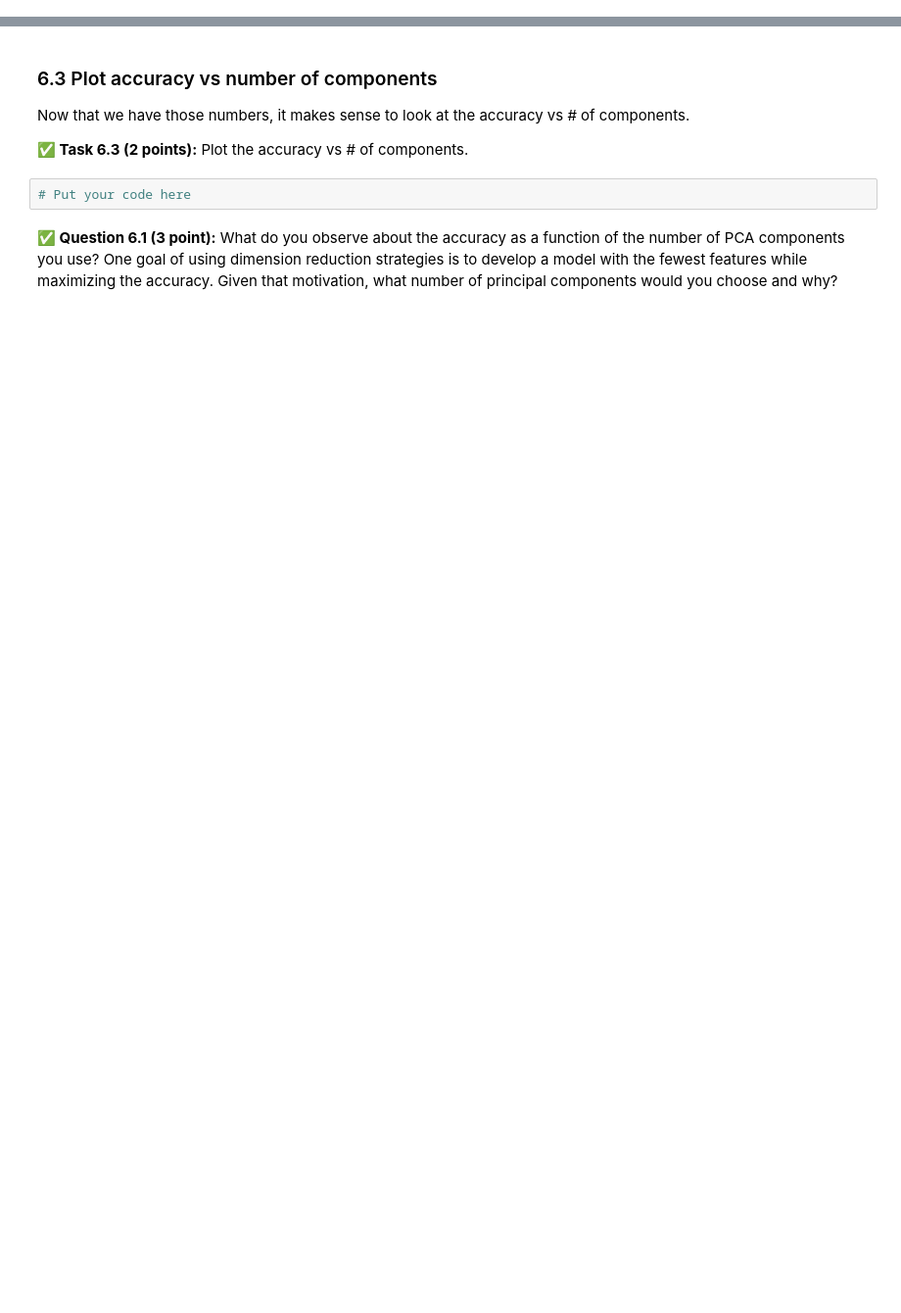
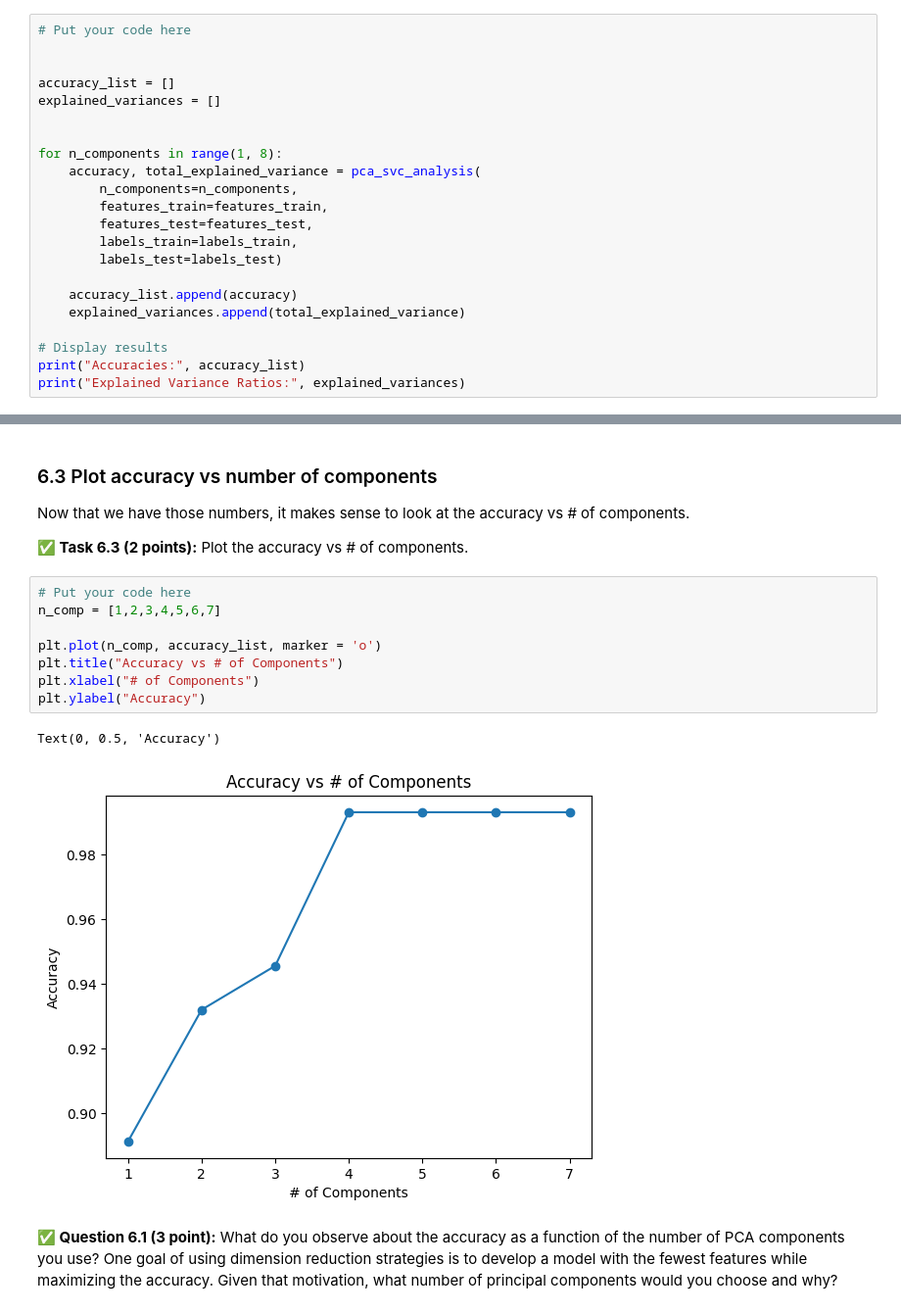
Before and after one commit to dixonde3/CMSE-202, a Jupyter notebook: hw-04/HW-04_PerceptronSVMandPCA-STUDENT.ipynb, the cells around one changed output, grey strips where cells are left out. Shown at 98% size. Drawn from its saved outputs; the diff is of its cells as text; blank space fills up the shorter version.

```diff
--- a/hw-04/HW-04_PerceptronSVMandPCA-STUDENT.ipynb
+++ b/hw-04/HW-04_PerceptronSVMandPCA-STUDENT.ipynb
@@ -517,0 +540,22 @@ Now that you have created a function that returns the accuracy for a given numbe
+# %%
+# Put your code here
+
+
+accuracy_list = []
+explained_variances = []
+
+
+for n_components in range(1, 8):
+    accuracy, total_explained_variance = pca_svc_analysis(
+        n_components=n_components,
+        features_train=features_train,
+        features_test=features_test,
+        labels_train=labels_train,
+        labels_test=labels_test)
+
+    accuracy_list.append(accuracy)
+    explained_variances.append(total_explained_variance)
+
+# Display results
+print("Accuracies:", accuracy_list)
+print("Explained Variance Ratios:", explained_variances)
@@ -521,7 +568,16 @@ Now that you have created a function that returns the accuracy for a given numbe
 Now that we have those numbers, it makes sense to look at the accuracy vs # of components.
 
 **&#9989; Task 6.3 (2 points):** Plot the accuracy vs # of components.
-# %%
-# Put your code here
+# %%
+# Put your code here
+n_comp = [1,2,3,4,5,6,7]
+
+plt.plot(n_comp, accuracy_list, marker = 'o')
+plt.title("Accuracy vs # of Components")
+plt.xlabel("# of Components")
+plt.ylabel("Accuracy")
+# %% [output]
+Text(0, 0.5, 'Accuracy')
+[figure, added]
 # %% [markdown]
 **&#9989; Question 6.1 (3 point):** What do you observe about the accuracy as a function of the number of PCA components you use? One goal of using dimension reduction strategies is to develop a model with the fewest features while maximizing the accuracy. Given that motivation, what number of principal components would you choose and why?
```
Also changed, not shown: parts of 11 cells of this notebook.
